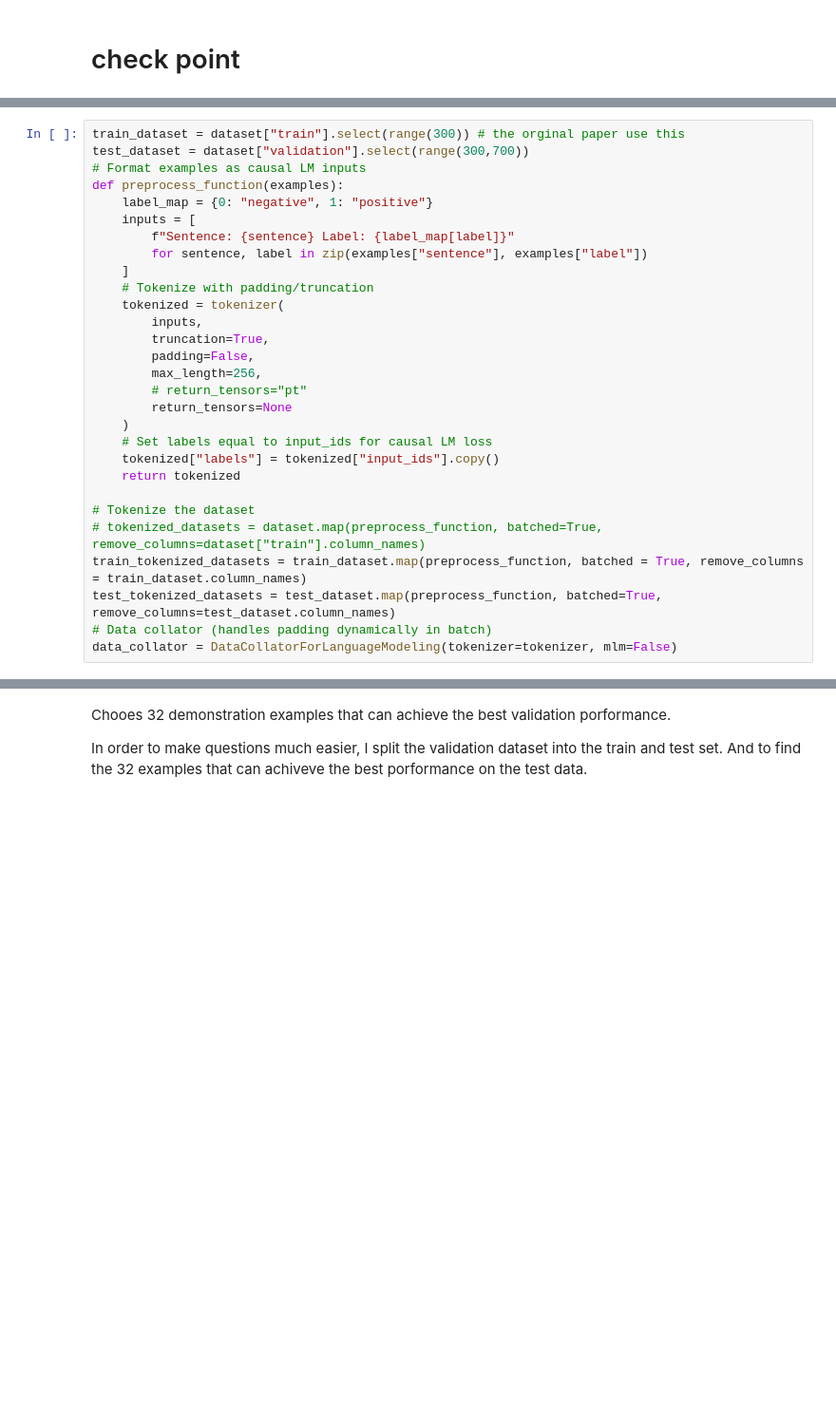
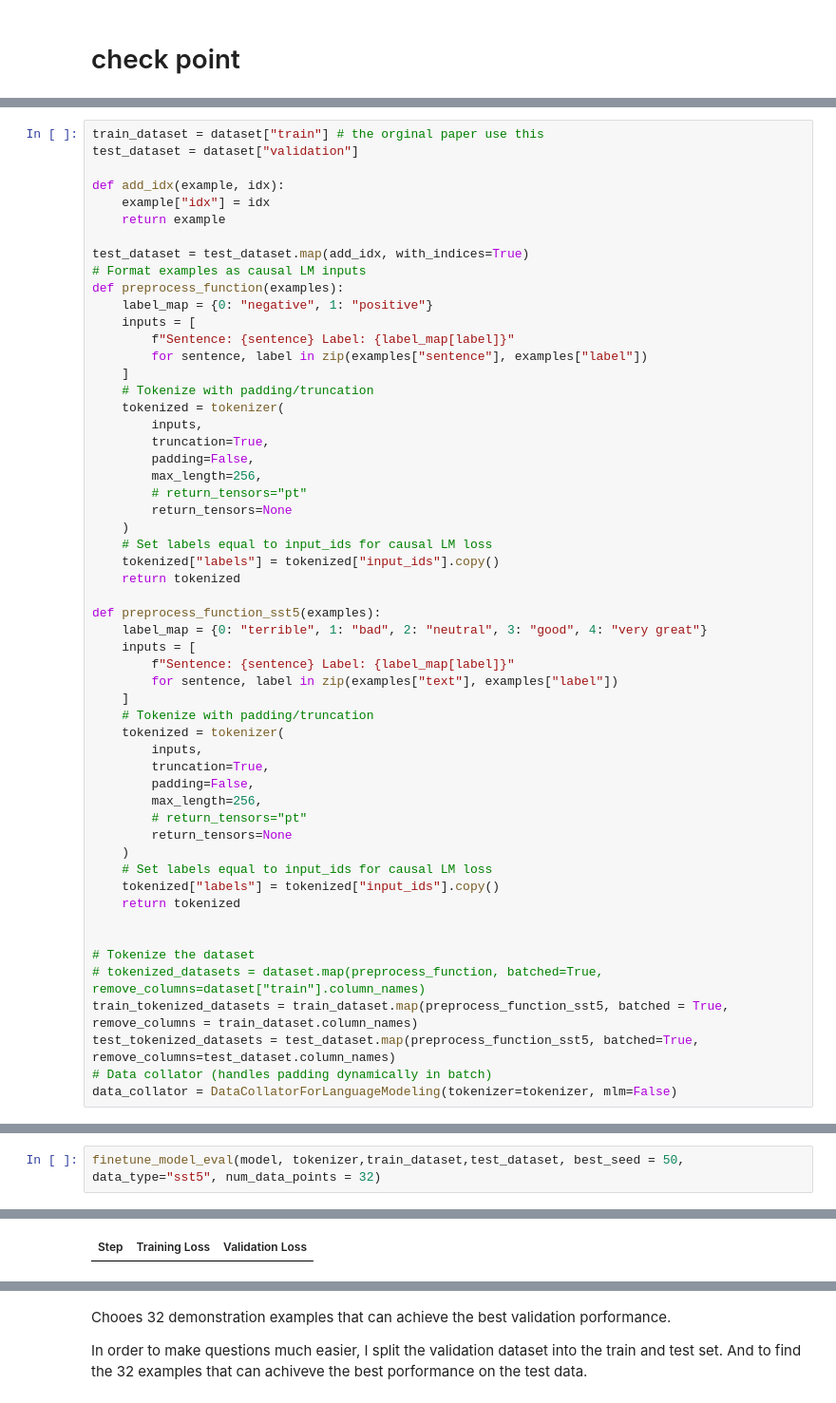
Before and after one commit to weiguo-li/Incontext-learning, a Jupyter notebook: test.ipynb, the cells around one changed output, grey strips where cells are left out. Shown: that part at 95% size. Saved outputs shown, nothing was run; the diff lists cells and outputs as text; blank space fills up the shorter version.

```diff
--- a/test.ipynb
+++ b/test.ipynb
@@ -37,6 +83,12 @@ if tokenizer.pad_token is None:
 # %%
-train_dataset = dataset["train"].select(range(300)) # the orginal paper use this
-test_dataset = dataset["validation"].select(range(300,700))
+train_dataset = dataset["train"] # the orginal paper use this
+test_dataset = dataset["validation"]
+
+def add_idx(example, idx):
+    example["idx"] = idx
+    return example
+
+test_dataset = test_dataset.map(add_idx, with_indices=True)
 # Format examples as causal LM inputs
 def preprocess_function(examples):
     label_map = {0: "negative", 1: "positive"}
@@ -57,10 +109,30 @@ def preprocess_function(examples):
     tokenized["labels"] = tokenized["input_ids"].copy()
     return tokenized
 
+def preprocess_function_sst5(examples):
+    label_map = {0: "terrible", 1: "bad", 2: "neutral", 3: "good", 4: "very great"}
+    inputs = [
+        f"Sentence: {sentence} Label: {label_map[label]}"
+        for sentence, label in zip(examples["text"], examples["label"])
+    ]
+    # Tokenize with padding/truncation
+    tokenized = tokenizer(
+        inputs,
+        truncation=True,
+        padding=False,
+        max_length=256,
+        # return_tensors="pt"
+        return_tensors=None
+    )
+    # Set labels equal to input_ids for causal LM loss
+    tokenized["labels"] = tokenized["input_ids"].copy()
+    return tokenized
+
+
 # Tokenize the dataset
 # tokenized_datasets = dataset.map(preprocess_function, batched=True, remove_columns=dataset["train"].column_names)
-train_tokenized_datasets = train_dataset.map(preprocess_function, batched = True, remove_columns = train_dataset.column_names)
-test_tokenized_datasets = test_dataset.map(preprocess_function, batched=True, remove_columns=test_dataset.column_names)
+train_tokenized_datasets = train_dataset.map(preprocess_function_sst5, batched = True, remove_columns = train_dataset.column_names)
+test_tokenized_datasets = test_dataset.map(preprocess_function_sst5, batched=True, remove_columns=test_dataset.column_names)
 # Data collator (handles padding dynamically in batch)
 data_collator = DataCollatorForLanguageModeling(tokenizer=tokenizer, mlm=False)
 # %%
@@ -79,0 +166,3 @@ print(generated_text)
+# %%
+finetune_model_eval(model, tokenizer,train_dataset,test_dataset, best_seed = 50, data_type="sst5", num_data_points = 32)
+# %% [output]
@@ -79,0 +172 @@ print(generated_text)
+| Step | Training Loss | Validation Loss |
```
Also changed, not shown: parts of 17 cells of this notebook, 3 other files.
